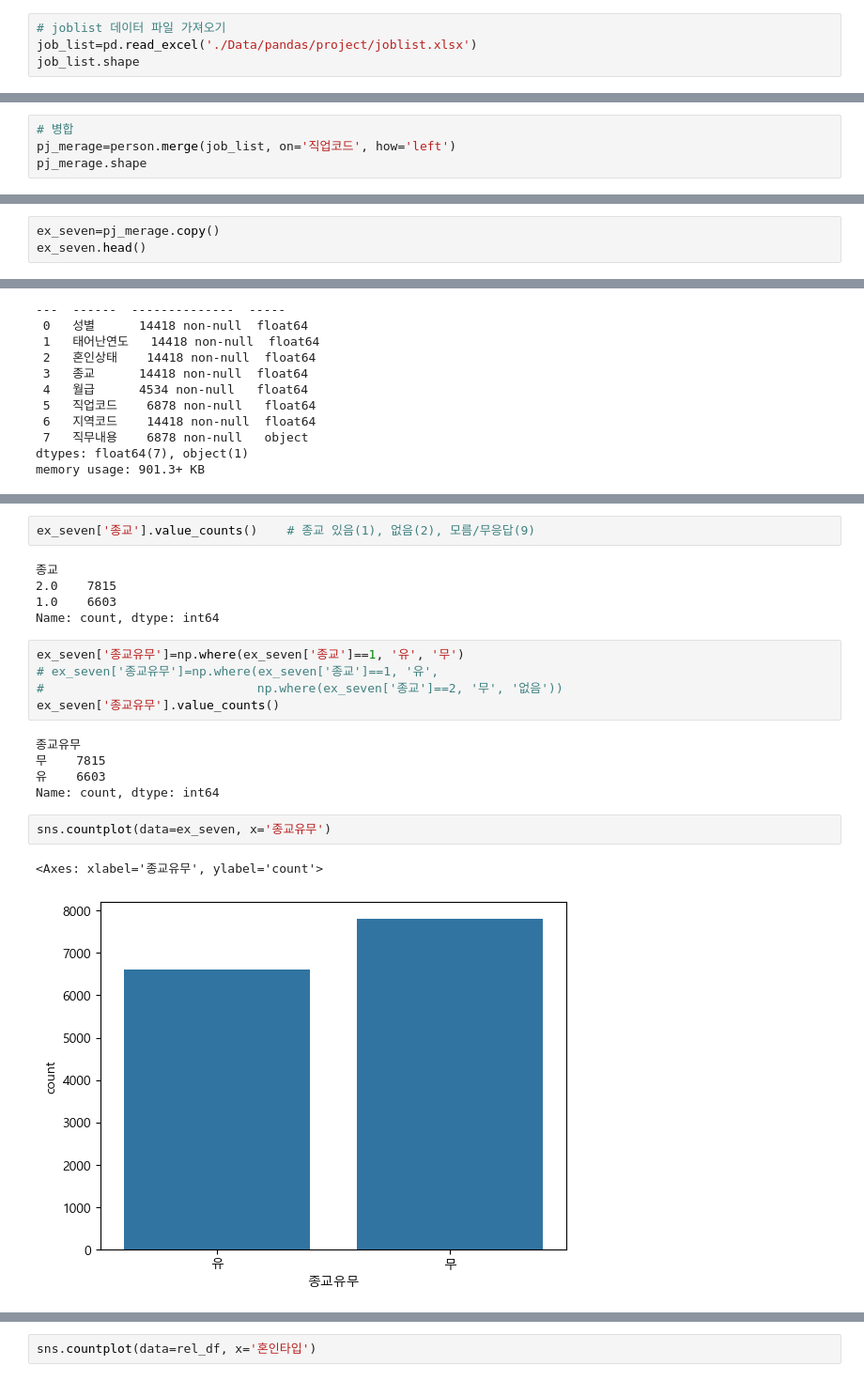
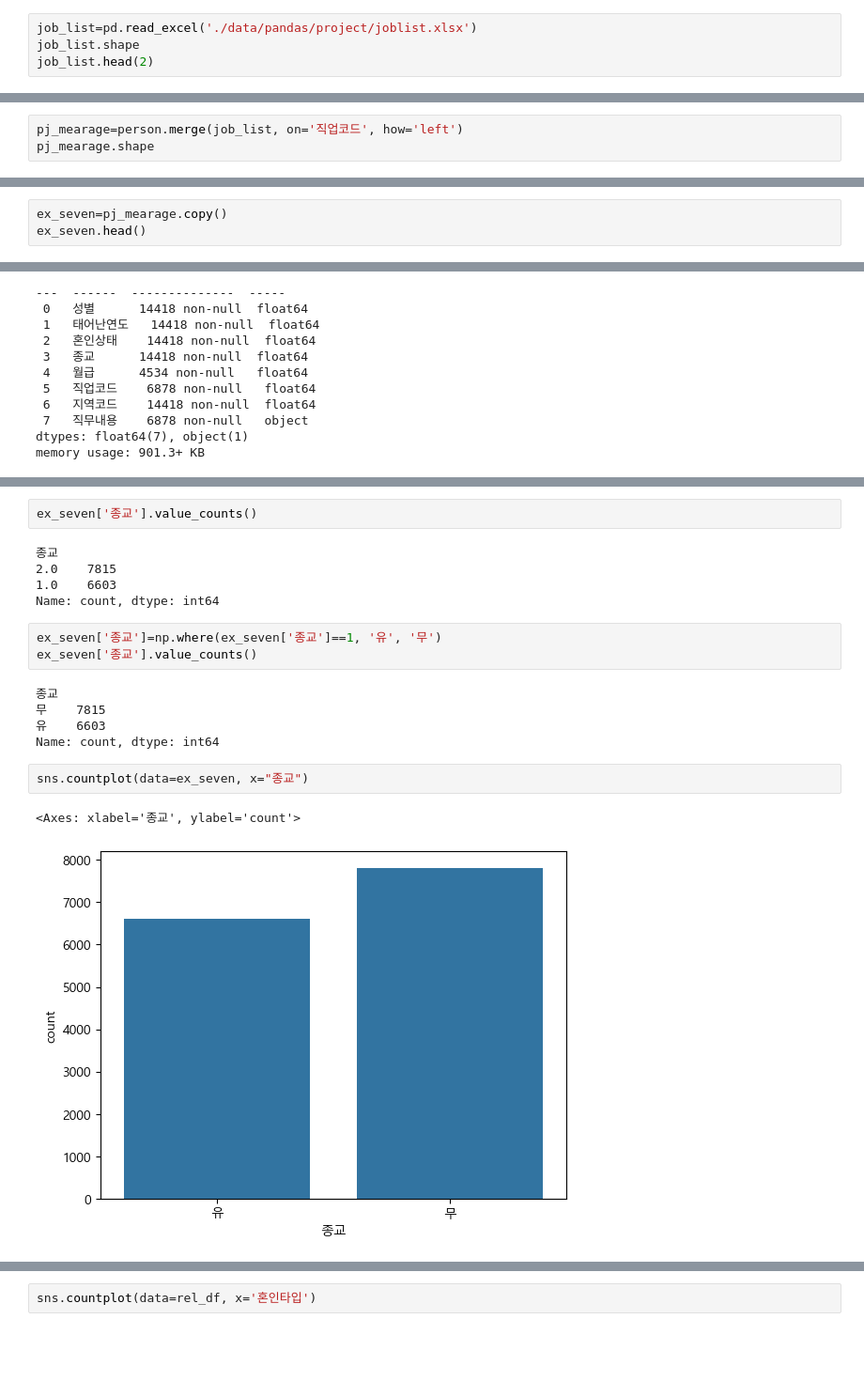
Before and after one commit to teacher88/AI, a Jupyter notebook: Basic/06_Project.ipynb, the cells around one changed output, grey strips where cells are left out. Shown: that part at 94% size. Cells and saved outputs as stored; diff of their text form; blank space fills up the shorter version.

```diff
--- a/Basic/06_Project.ipynb
+++ b/Basic/06_Project.ipynb
@@ -984,7 +975,7 @@ person.shape
 # %% [output]
 (14418, 7)
 # %%
-# joblist 데이터 파일 가져오기
-job_list=pd.read_excel('./Data/pandas/project/joblist.xlsx')
+job_list=pd.read_excel('./data/pandas/project/joblist.xlsx')
 job_list.shape
+job_list.head(2)
 # %% [output]
@@ -992,6 +985,5 @@ job_list.shape
 # %%
-# 병합
-pj_merage=person.merge(job_list, on='직업코드', how='left')
-pj_merage.shape
+pj_mearage=person.merge(job_list, on='직업코드', how='left')
+pj_mearage.shape
 # %% [output]
 (14418, 8)
@@ -1007,5 +990,5 @@ pj_merage.head()
 # %%
-ex_seven=pj_merage.copy()
+ex_seven=pj_mearage.copy()
 ex_seven.head()
 # %% [output]
 |  | 성별 | 태어난연도 | 혼인상태 | 종교 | 월급 | 직업코드 | 지역코드 | 직무내용 |
@@ -1038,24 +1021,22 @@ memory usage: 901.3+ KB
-# %%
-ex_seven['종교'].value_counts()    # 종교 있음(1), 없음(2), 모름/무응답(9)
-# %% [output]
-종교
-2.0    7815
-1.0    6603
-Name: count, dtype: int64
+# %%
+ex_seven['종교'].value_counts()
+# %% [output]
+종교
+2.0    7815
+1.0    6603
+Name: count, dtype: int64
 # %%
-ex_seven['종교유무']=np.where(ex_seven['종교']==1, '유', '무')
-# ex_seven['종교유무']=np.where(ex_seven['종교']==1, '유',
-#                             np.where(ex_seven['종교']==2, '무', '없음'))
-ex_seven['종교유무'].value_counts()
+ex_seven['종교']=np.where(ex_seven['종교']==1, '유', '무')
+ex_seven['종교'].value_counts()
 # %% [output]
-종교유무
+종교
 무    7815
 유    6603
 Name: count, dtype: int64
 # %%
-sns.countplot(data=ex_seven, x='종교유무')
+sns.countplot(data=ex_seven, x="종교")
 # %% [output]
-<Axes: xlabel='종교유무', ylabel='count'>
+<Axes: xlabel='종교', ylabel='count'>
-[figure, old version]
+[figure, new version]
 # %% [markdown]
 ### 혼인 상태 변수 검토 및 전처리
```
Also changed, not shown: parts of 196 cells of this notebook.
